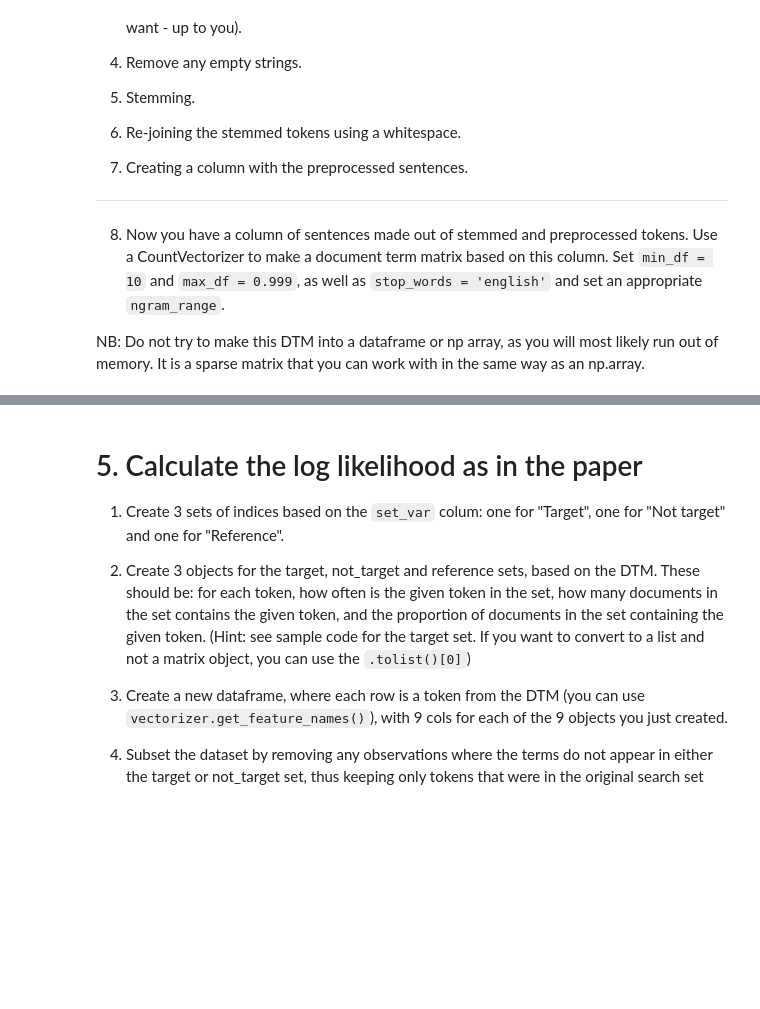
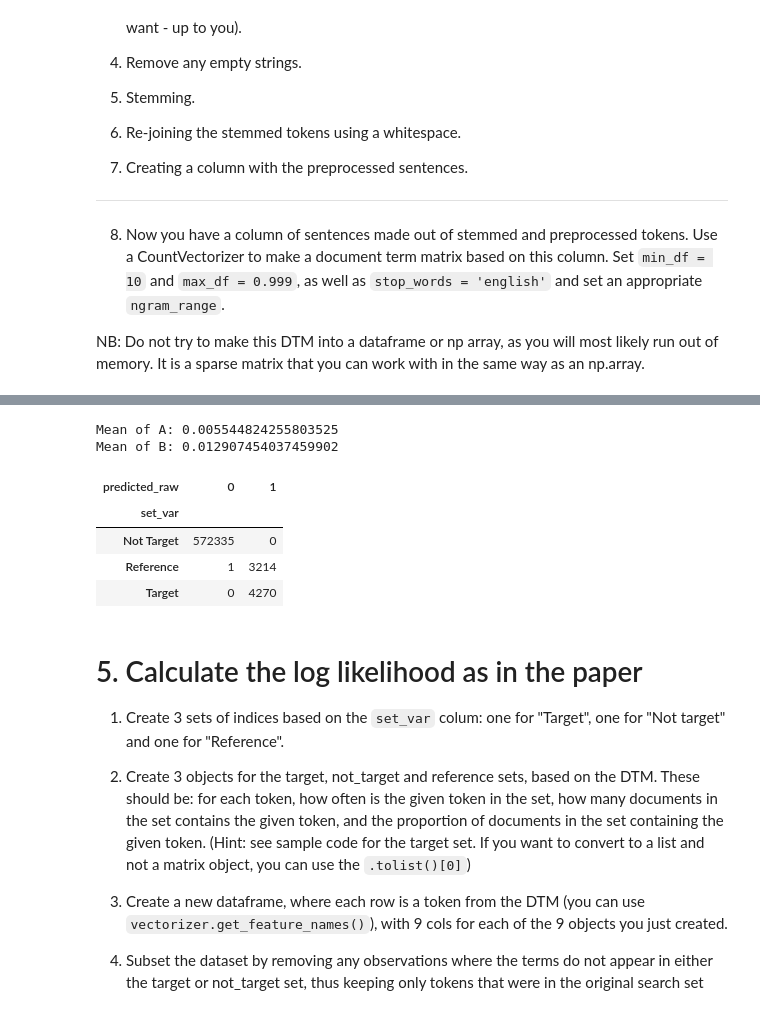
Before and after one commit to Studenterbruger/Advanced-Social-Data-Science-2, a Jupyter notebook: Discovery and Scaling/ASDS2 Exercise 1.3.ipynb, the cells around one changed output, grey strips where cells are left out. Saved outputs shown, nothing was run; the diff lists cells and outputs as text; code cells hidden in the pictures; blank space fills up the shorter version.

```diff
--- a/Discovery and Scaling/ASDS2 Exercise 1.3.ipynb
+++ b/Discovery and Scaling/ASDS2 Exercise 1.3.ipynb
@@ -249,4 +244,5 @@ df.head()
 # %%
+######### 1
 # Assuming that you have a dataframe df with a column 'label' indicating whether each tweet belongs to the covid-19 topic
 # Get the indices of the tweets in the reference set (i.e., those labelled as belonging to the covid-19 topic)
 ref_indices = np.where(df['covid'] == 1)[0].tolist()
@@ -254,9 +250,52 @@ ref_indices = np.where(df['covid'] == 1)[0].tolist()
 # Get N random indices of tweets not in the reference set
 nonref_indices = np.where(df['covid'] != 1)[0]
 # Set N to be either 2 times the number of tweets in the reference set or 50000, whichever is smaller
-N = min(2 * len(nonref_indices), 50000)
+N = min(2 * len(ref_indices), 50_000)
 
 nonref_indices = np.random.choice(nonref_indices, size=N, replace=False).tolist()
+# %%
+##### 2
+indices = nonref_indices+ref_indices
+DTM_subset = doc_term_matrix[indices] # Subset af alle tweets som går igen
+DTM_if_covid = df.iloc[indices]["covid"] # Liste over hvorvidt der er covidord i den eller ej
+
+##### 3
+from sklearn.linear_model import LogisticRegressionCV
+
+clf = LogisticRegressionCV(cv=5, random_state=0).fit(DTM_subset, DTM_if_covid)
+# %%
+##### 4
+df["predicted_raw"]= clf.predict(doc_term_matrix)
+# %%
+##### 5 (Standards deviations gav mere mening før i tiden, nu hvor vi faktisk får classes og ikke probabilities er det her bedre)
+print ("Mean of A:", np.mean(df["covid"]))
+print ("Mean of B:", np.mean(df["predicted_raw"]))
+# %% [output]
+Mean of A: 0.005544824255803525
+Mean of B: 0.012907454037459902
+# %%
+##### 6 (Giver ikke rigtig mening når vi nu har logistisk ting))
+
+
+##### 7 ()
+def set_new_col(row):
+    if row["covid"]==1:
+        return 'Reference'
+    elif row['predicted_raw']==1:
+        return 'Target'
+    else:
+        return 'Not Target'
+
+df["set_var"]= df.apply(lambda row: set_new_col(row), axis=1)
+
+##### 8
+pd.crosstab(df["set_var"], df[""])
+# %% [output]
+| predicted_raw | 0 | 1 |
+| set_var |  |  |
+| Not Target | 572335 | 0 |
+| Reference | 1 | 3214 |
+| Target | 0 | 4270 |
 # %% [markdown]
 # 5. Calculate the log likelihood as in the paper
 
```
Also changed, not shown: parts of 11 cells of this notebook.
